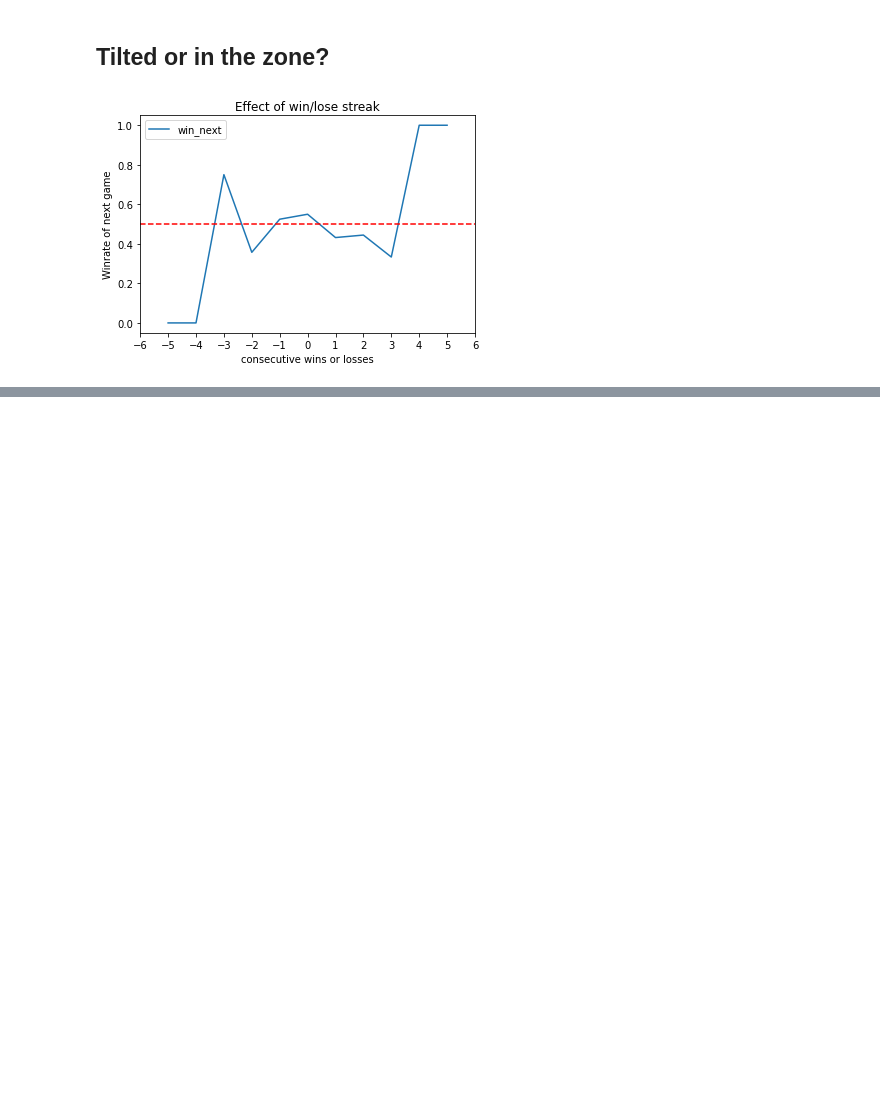
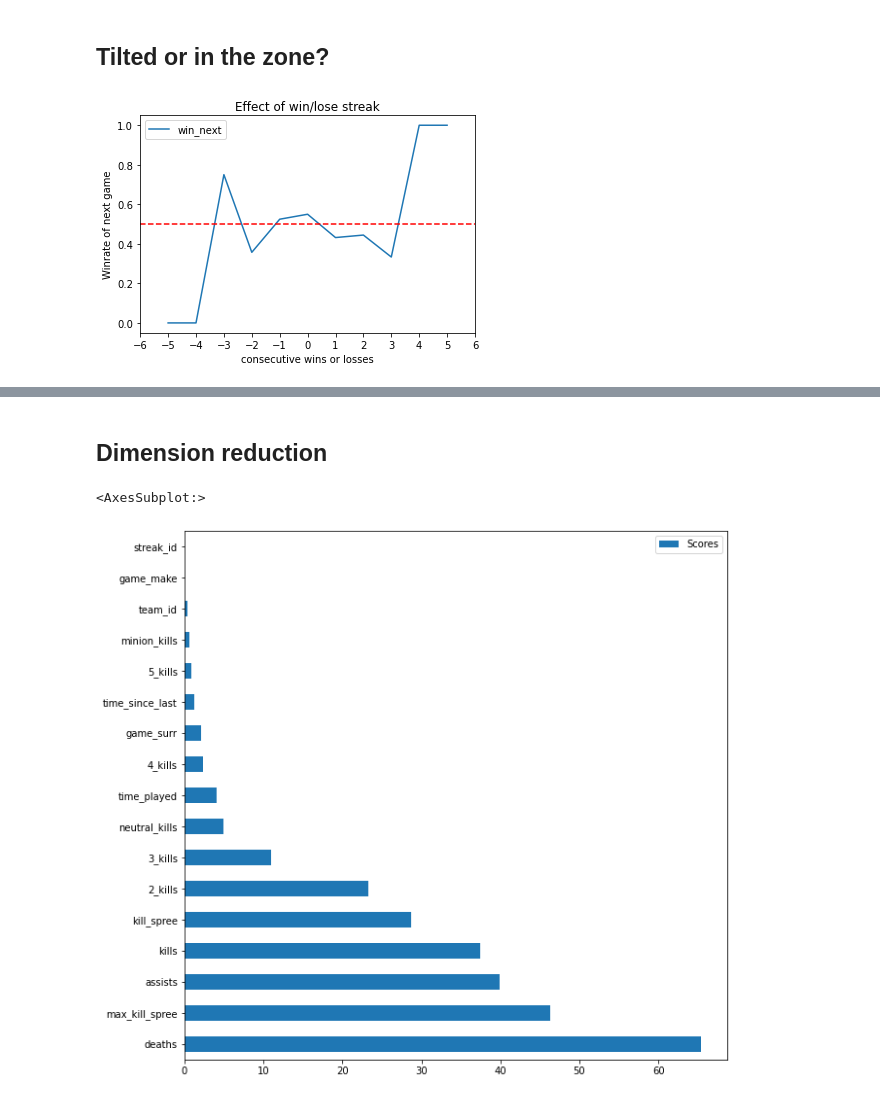
Before and after one commit to ryandamen/tilt, a Jupyter notebook: src/tilt.ipynb, the cells around one changed output, grey strips where cells are left out. Drawn from its saved outputs; the diff is of its cells as text; code cells hidden in the pictures; blank space fills up the shorter version.

```diff
--- a/src/tilt.ipynb
+++ b/src/tilt.ipynb
@@ -619,0 +641,9 @@ plt.show()
+# %%
+# Preprocessing
+# Drop remake rows:
+df = sumo_info.drop(sumo_info[sumo_info.remake == True].index).dropna()
+
+# drop useless columns:
+bad_cols = ["match_id", "puuid", "rank", "pos", "remake", "pre_15_surr"]
+df.drop(bad_cols, axis = 1, inplace=True)
+df
@@ -619,0 +664,25 @@ plt.show()
+# %%
+# Split the data into a training and test set
+X = df.drop("win", axis=1)
+y = df["win"]
+
+X_train, X_test, y_train, y_test = train_test_split(X, y, test_size=0.25, random_state=42)
+
+
+ordered_rank_features = SelectKBest(score_func=f_classif, k="all")
+ordered_features = ordered_rank_features.fit(X_train, y_train)
+# %%
+# Train models
+models = {
+    "Logistic Regression": LogisticRegression(max_iter=100),
+    "Support Vector Machine (Linear Kernel)": LinearSVC(),
+    "Support Vector Machine (RBF Kernel)": SVC(),
+    "Decission Tree": DecisionTreeClassifier(),
+    "Adaboost": AdaBoostClassifier(),
+    "Random Forest": RandomForestClassifier(),
+    "Gradient Boosting Classifier": GradientBoostingClassifier()
+}
+
+for name, model in models.items():
+  model.fit(X_train, y_train)
+  print(name + ' trained')
@@ -620,3 +723,15 @@ plt.show()
+# %% [markdown]
+## Dimension reduction
+# %%
+
+ordered_rank_features = SelectKBest(score_func=f_classif, k="all")
+ordered_features = ordered_rank_features.fit(X_train, y_train)
+features = pd.DataFrame(ordered_features.scores_, index=X.columns,
+columns=["Scores"]).sort_values(by="Scores", ascending=False)
+features.plot(kind='barh',figsize=(10,10))
+# %% [output]
+<AxesSubplot:>
+[figure, added]
 # %%
 # Future plans:
 # define good and bad stats using medians/average normal dist?
```
Also changed, not shown: parts of 8 cells of this notebook.
